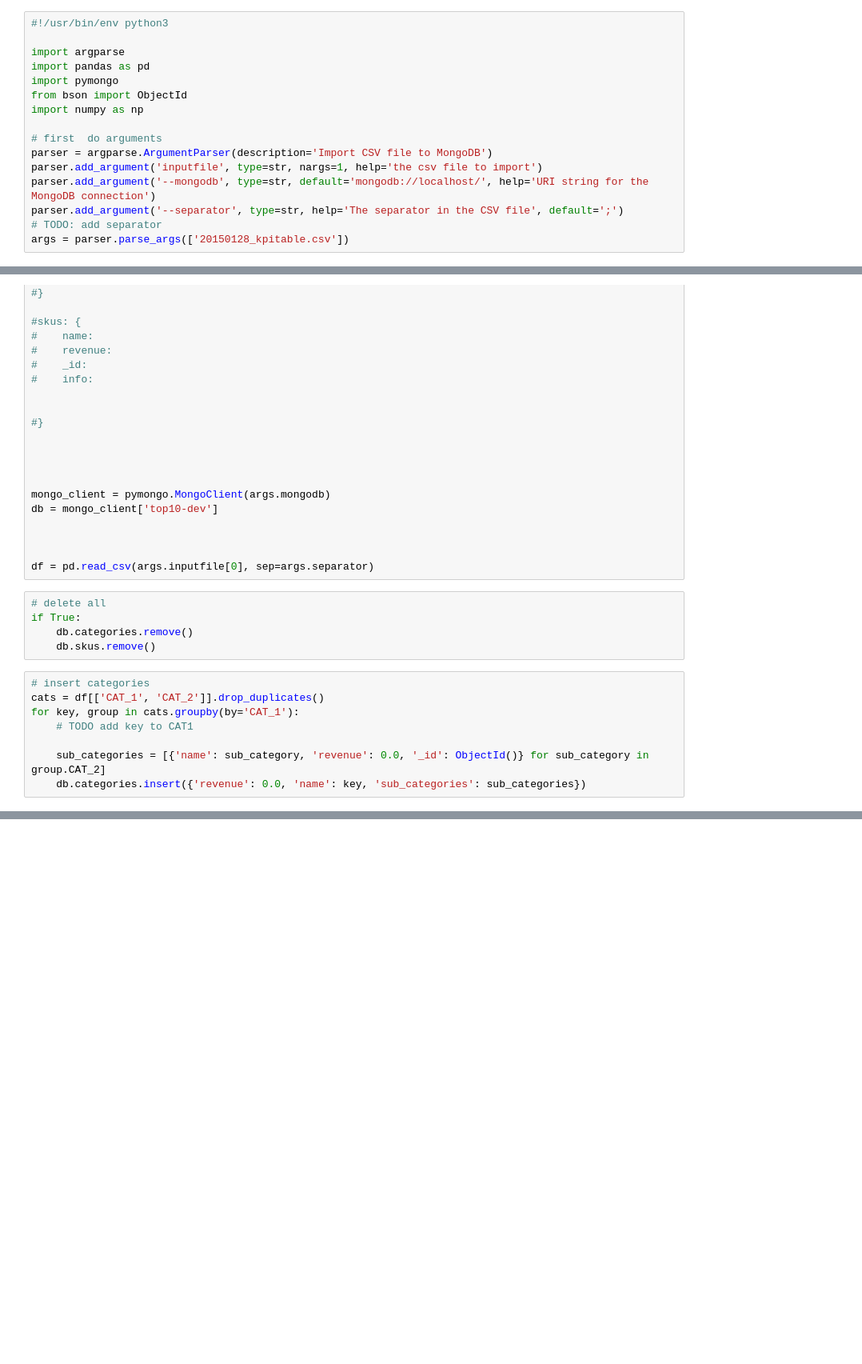
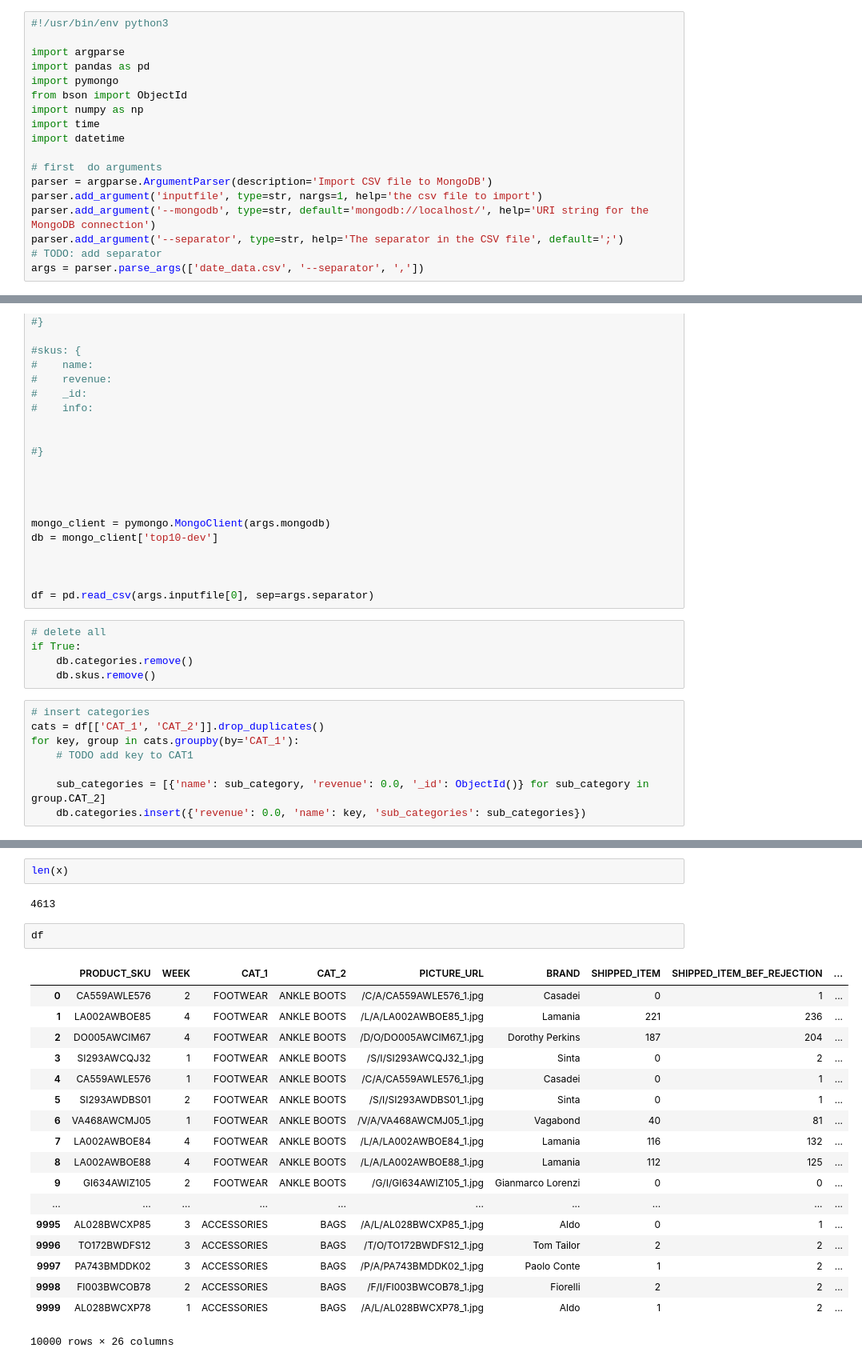
Before and after one commit to moritzschaefer/top10sku, a Jupyter notebook: data_import/csv_sku_import.ipynb, the cells around one changed output, grey strips where cells are left out. Shown at 80% size. Saved outputs shown, nothing was run; the diff lists cells and outputs as text; blank space fills up the shorter version.

```diff
--- a/data_import/csv_sku_import.ipynb
+++ b/data_import/csv_sku_import.ipynb
@@ -6,6 +6,8 @@ import pandas as pd
 import pymongo
 from bson import ObjectId
 import numpy as np
+import time
+import datetime
 
 # first  do arguments
 parser = argparse.ArgumentParser(description='Import CSV file to MongoDB')
@@ -13,4 +15,4 @@ parser.add_argument('inputfile', type=str, nargs=1, help='the csv file to import
 parser.add_argument('--mongodb', type=str, default='mongodb://localhost/', help='URI string for the MongoDB connection')
 parser.add_argument('--separator', type=str, help='The separator in the CSV file', default=';')
 # TODO: add separator
-args = parser.parse_args(['20150128_kpitable.csv'])
+args = parser.parse_args(['date_data.csv', '--separator', ','])
@@ -72,0 +136,25 @@ x = df.apply(insert_sku, axis=1)
+# %%
+len(x)
+# %% [output]
+4613
+# %%
+df
+# %% [output]
+|  | PRODUCT_SKU | WEEK | CAT_1 | CAT_2 | PICTURE_URL | BRAND | SHIPPED_ITEM | SHIPPED_ITEM_BEF_REJECTION | ... |
+| 0 | CA559AWLE576 | 2 | FOOTWEAR | ANKLE BOOTS | /C/A/CA559AWLE576_1.jpg | Casadei | 0 | 1 | ... |
+| 1 | LA002AWBOE85 | 4 | FOOTWEAR | ANKLE BOOTS | /L/A/LA002AWBOE85_1.jpg | Lamania | 221 | 236 | ... |
+| 2 | DO005AWCIM67 | 4 | FOOTWEAR | ANKLE BOOTS | /D/O/DO005AWCIM67_1.jpg | Dorothy Perkins | 187 | 204 | ... |
+| 3 | SI293AWCQJ32 | 1 | FOOTWEAR | ANKLE BOOTS | /S/I/SI293AWCQJ32_1.jpg | Sinta | 0 | 2 | ... |
+| 4 | CA559AWLE576 | 1 | FOOTWEAR | ANKLE BOOTS | /C/A/CA559AWLE576_1.jpg | Casadei | 0 | 1 | ... |
+| 5 | SI293AWDBS01 | 2 | FOOTWEAR | ANKLE BOOTS | /S/I/SI293AWDBS01_1.jpg | Sinta | 0 | 1 | ... |
+| 6 | VA468AWCMJ05 | 1 | FOOTWEAR | ANKLE BOOTS | /V/A/VA468AWCMJ05_1.jpg | Vagabond | 40 | 81 | ... |
+| 7 | LA002AWBOE84 | 4 | FOOTWEAR | ANKLE BOOTS | /L/A/LA002AWBOE84_1.jpg | Lamania | 116 | 132 | ... |
+| 8 | LA002AWBOE88 | 4 | FOOTWEAR | ANKLE BOOTS | /L/A/LA002AWBOE88_1.jpg | Lamania | 112 | 125 | ... |
+| 9 | GI634AWIZ105 | 2 | FOOTWEAR | ANKLE BOOTS | /G/I/GI634AWIZ105_1.jpg | Gianmarco Lorenzi | 0 | 0 | ... |
+| ... | ... | ... | ... | ... | ... | ... | ... | ... | ... |
+| 9995 | AL028BWCXP85 | 3 | ACCESSORIES | BAGS | /A/L/AL028BWCXP85_1.jpg | Aldo | 0 | 1 | ... |
+| 9996 | TO172BWDFS12 | 3 | ACCESSORIES | BAGS | /T/O/TO172BWDFS12_1.jpg | Tom Tailor | 2 | 2 | ... |
+| 9997 | PA743BMDDK02 | 3 | ACCESSORIES | BAGS | /P/A/PA743BMDDK02_1.jpg | Paolo Conte | 1 | 2 | ... |
+| 9998 | FI003BWCOB78 | 2 | ACCESSORIES | BAGS | /F/I/FI003BWCOB78_1.jpg | Fiorelli | 2 | 2 | ... |
+| 9999 | AL028BWCXP78 | 1 | ACCESSORIES | BAGS | /A/L/AL028BWCXP78_1.jpg | Aldo | 1 | 2 | ... |
+10000 rows × 26 columns
```
Also changed, not shown: parts of 3 cells of this notebook.
